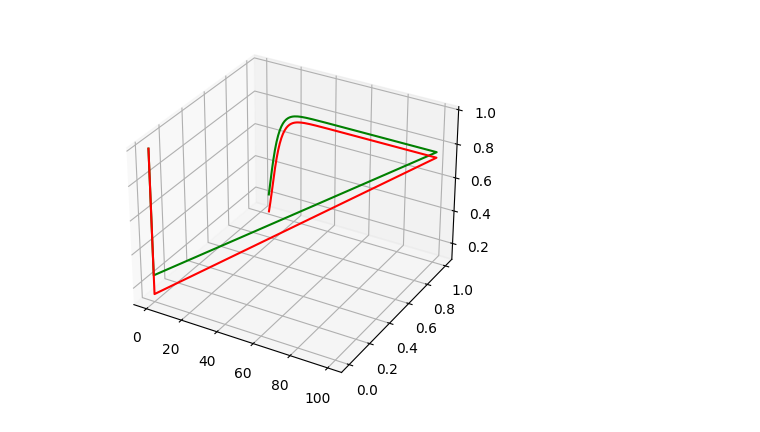
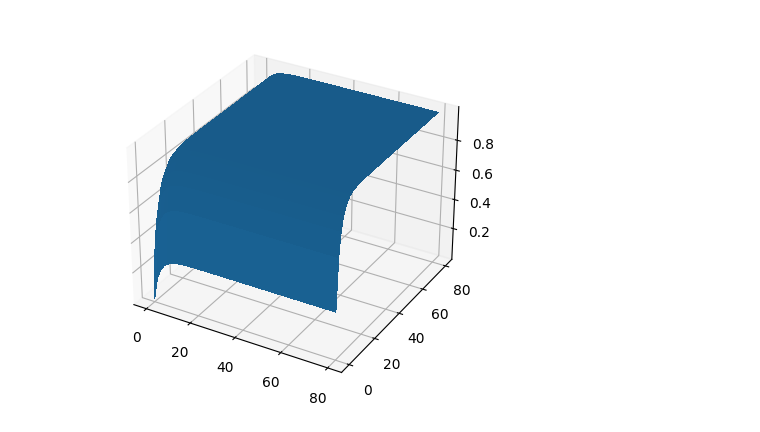
Before and after one commit to 228egger/LDPC_decoder, a Jupyter notebook: Solver for mix.ipynb, the cells around one changed output. Cells and saved outputs as stored; diff of their text form; code cells hidden in the pictures.

```diff
--- a/Solver for mix.ipynb
+++ b/Solver for mix.ipynb
@@ -62,8 +78,11 @@ mse = np.zeros(mu.size)
 dc = 3
 for i in range(len(mu)):
     ans[i] = solver(f123, dc, mu[i])
-    res = np.array([f_1(ans[i][0], dc), f_2(ans[i][2], dc), f_3(ans[i][2], dc)])
-    mse[i] = np.linalg.norm(res - const_gen(mu[i]), 2)
+
+    res = np.array([a * h_1(b, dc) + (1 - a) * h_1(c, dc),
+                    a * h_3(b, dc) + (1 - a) * h_3(c, dc),
+                    a * h_5(b, dc) + (1 - a) * h_5(c, dc)])
+    mse[i] = np.linalg.norm(res, 2)
 # %% [output]
   underestimated.
   return (((1/((4 * np.pi * v_1) ** (1/2))) * quad(int1, -np.inf, np.inf, args = (v_1))[0])) ** (dc - 1)
@@ -75,3 +88,0 @@ for i in range(len(mu)):
-# %%
-for i in range(3):
-    plt.plot(ans[:, i])
@@ -79,0 +94,3 @@ for i in range(3):
+# %%
+for i in range(len(ans[1])):
+    plt.plot(mu, ans[:, i])
@@ -79,0 +99,8 @@ for i in range(3):
+# %%
+def h_1_for_numpy(x, dc):
+    ans = np.zeros(x.shape)
+    for i in range(len(x)):
+        for j in range(len(x[1])):
+            ans[i, j] = (1/(4 * np.pi * x[i, j]) ** (1/2) *
+                         quad(int1, -np.inf, np.inf, args = (x[i, j]))[0]) ** (dc - 1)
+    return ans
@@ -80,24 +123,20 @@ for i in range(3):
 # %%
+#рисуем поверхность z1 посмотреть пересечение с плоскостью z_1 = f_1(mu)
 from mpl_toolkits import mplot3d
 ax = plt.axes(projection ='3d')
 
 dc = 9
 a = 0.3
-x = np.linspace(5, 100, 100)
-y = np.linspace(5, 100, 100)
-fin = np.zeros(shape = (10000, 2))
+X = np.linspace(0.01, 80, 50)
+Y = np.linspace(0.01, 80, 50)
+fin = np.zeros(shape = (2500, 2))
 count = 0
-z_1 = np.zeros(10000)
-z_2 = np.zeros(10000)
-for i in range(len(x)):
-    for j in range(len(y)):
-        fin[i] = [x[i], y[j] / 100]
-        z_1[count] = a * (f_1(x[i], dc)) + (1 - a) * (f_1(y[j], dc))
-        z_2[count] = a * (f_2(x[i], dc)) + (1 - a) * (f_2(y[j], dc))
-        count += 1
-ax.plot3D(fin[:, 0], fin[:, 1], z_1, 'green')
-ax.plot3D(fin[:, 0], fin[:, 1], z_2, 'red')
+X, Y = np.meshgrid(X, Y)
+Z = a *h_1_for_numpy(X, 2) + (1 - a) *  h_1_for_numpy(Y, 2)
+surf = ax.plot_surface(X, Y, Z,
+                       linewidth=0, antialiased=False)
+#ax.plot_surface(fin[:, 0], fin[:, 1], z_2)
 
 plt.show()
 # %% [output]
-[figure, old version]
+[figure, new version]
```
Also changed, not shown: parts of 15 cells of this notebook.
